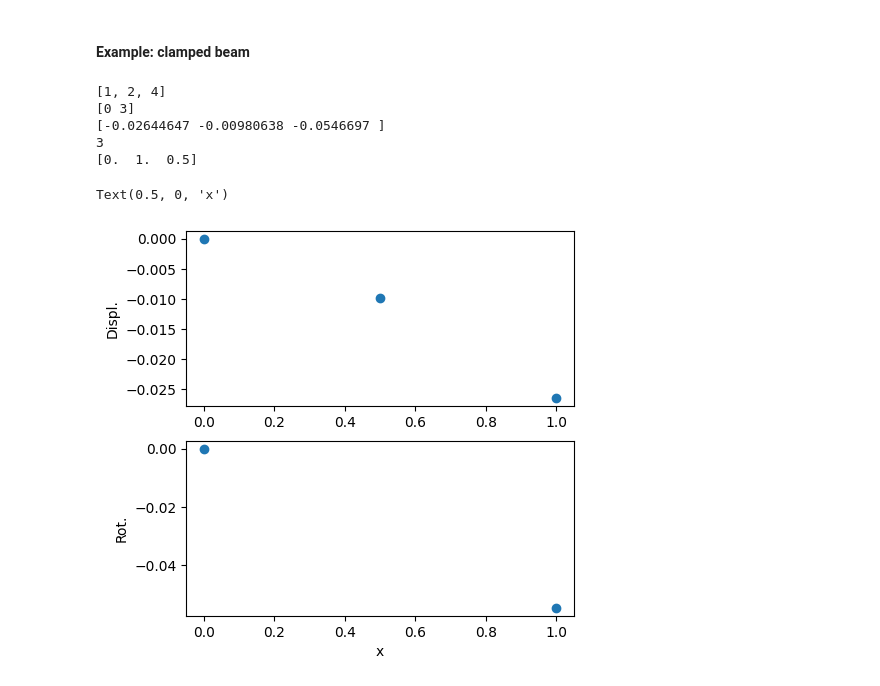
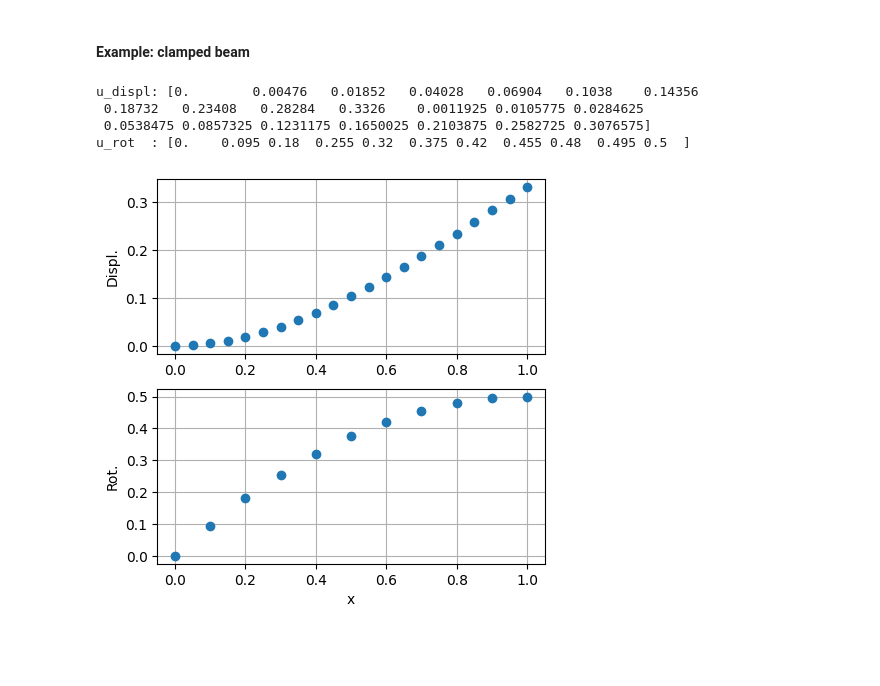
Before and after one commit to Basics2022/bbooks-physics-continuum-mechanics, a Jupyter notebook: _build/jupyter_execute/ch/solids/small-displacements-fem-beams-decoupled.ipynb, the cells around one changed output. Drawn from its saved outputs; the diff is of its cells as text; code cells hidden in the pictures; blank space fills up the shorter version.

Commit message:
Cleaned a bit the implementation of the P1-P2 fem for the shear-bending dynamics of a decoupled beam structure

```diff
--- a/_build/jupyter_execute/ch/solids/small-displacements-fem-beams-decoupled.ipynb
+++ b/_build/jupyter_execute/ch/solids/small-displacements-fem-beams-decoupled.ipynb
@@ -253,11 +253,11 @@ import matplotlib.pyplot as plt
 l = 1.                  # length
 m, I = 1., 1.           # mass and inertia density
 EJ = 1.                 # bending stiffness
-xGA = 100. * EJ         # shear stiffness (relative to bending stiffness)
+xGA = 10000. * EJ        # shear stiffness (relative to bending stiffness)
 qf, qm = .0, .0         # distributed loads, force and moments
 
 #> Discretization parameters, for building mesh
-nelems = 1
+nelems = 10
 nnodes_p1 = nelems + 1
 nnodes_p2 = nelems
 nnodes = nnodes_p1 + nnodes_p2
@@ -311,9 +323,9 @@ ke_ss_loc = np.array([ 7., 1., -8., 1., 7., -8., -8., -8., 16.]) / 6.
 #> Ast
 # [ -5, -1 ]
 # [  1,  5 ]
-# [  2, -2 ] / 6
-ae_st_loc = np.array([-5., -1., 1., 5., 2., -2.]) / 6.
-ae_ts_loc = np.array([-5., 1., 2., -1., 5., -2.]) / 6.
+# [  4, -4 ] / 6
+ae_st_loc = np.array([-5., -1., 1., 5., 4., -4.]) / 6.
+ae_ts_loc = np.array([-5., 1., 4., -1., 5., -4.]) / 6.
 # %%
 #> Assembling global matrices
 #> Mass
@@ -395,6 +381,18 @@ Stiffness matrix:
 # %% [markdown]
 #### Example: clamped beam
 # %%
+# HERE, a very rude implementation:
+# a good design needs a cleaner impelemntation of boundary conditions and loads
+# and can be easily (with some work) achieved relying on OO-programming, relying
+# on classes
+
+# TODO: could it be a good idea to provide an example of a FEM code implementation,
+# - clearly separating pre-processing, analyses, and post-processing
+# - relying on OO-programming
+# - factor method for maintenability and expansion with the min amount of pain
+# - ...
+# ???
+
 #> Essential boundary conditions
 iD = np.array([ 0, nnodes ])   # var index of displ and rot of the first node
 uD = np.array([ .0, .0 ])      # value of the displ and rot of the first node
@@ -406,44 +404,40 @@ iU = list(set(np.arange(n_vars)) - set(iD))
 
 #> Slicing
 Kuu = (K.tocsc()[:,iU]).tocsr()[iU,:]
 Kud = (K.tocsc()[:,iD]).tocsr()[iU,:]
 Kdu = (K.tocsc()[:,iU]).tocsr()[iD,:]
 Kdd = (K.tocsc()[:,iD]).tocsr()[iD,:]
 
 F_vol = np.zeros(n_vars)
 f = F_vol.copy()
 f[iN] += fN
 fu = f[iU]
 fd = f[iD]
 
 #> Solve the linear problem, and retrieve the solution
 uu = sp.sparse.linalg.spsolve(Kuu, fu - Kud @ uD )
 fd = Kdu @ uu + Kdd @ uD
 
-print(iU)
-print(iD)
-print(uu)
-
 nU = len(iU)
 u = np.zeros(n_vars);  u[iU] = uu;  u[iD] = uD
 
 u_displ = u[:nnodes]
 u_rot   = u[nnodes:]
-
-print(nnodes)
-print(rr)
 
 fig, ax = plt.subplots(2,1, figsize=(5,5))
 ax[0].plot(rr            , u_displ, 'o')
 ax[1].plot(rr[:nnodes_p1], u_rot  , 'o')
 ax[0].set_ylabel('Displ.')
 ax[1].set_ylabel('Rot.')
 ax[1].set_xlabel('x')
+ax[0].grid()
+ax[1].grid()
+
+print(f"u_displ: {u_displ}")
+print(f"u_rot  : {u_rot  }")
 # %% [output]
-[1, 2, 4]
-[0 3]
-[-0.02644647 -0.00980638 -0.0546697 ]
-3
-[0.  1.  0.5]
+u_displ: [0.        0.00476   0.01852   0.04028   0.06904   0.1038    0.14356
+ 0.18732   0.23408   0.28284   0.3326    0.0011925 0.0105775 0.0284625
+ 0.0538475 0.0857325 0.1231175 0.1650025 0.2103875 0.2582725 0.3076575]
+u_rot  : [0.    0.095 0.18  0.255 0.32  0.375 0.42  0.455 0.48  0.495 0.5  ]
-Text(0.5, 0, 'x')
-[figure, old version]
+[figure, new version]
```
Also changed, not shown: parts of 4 cells of this notebook, 11 other files.
